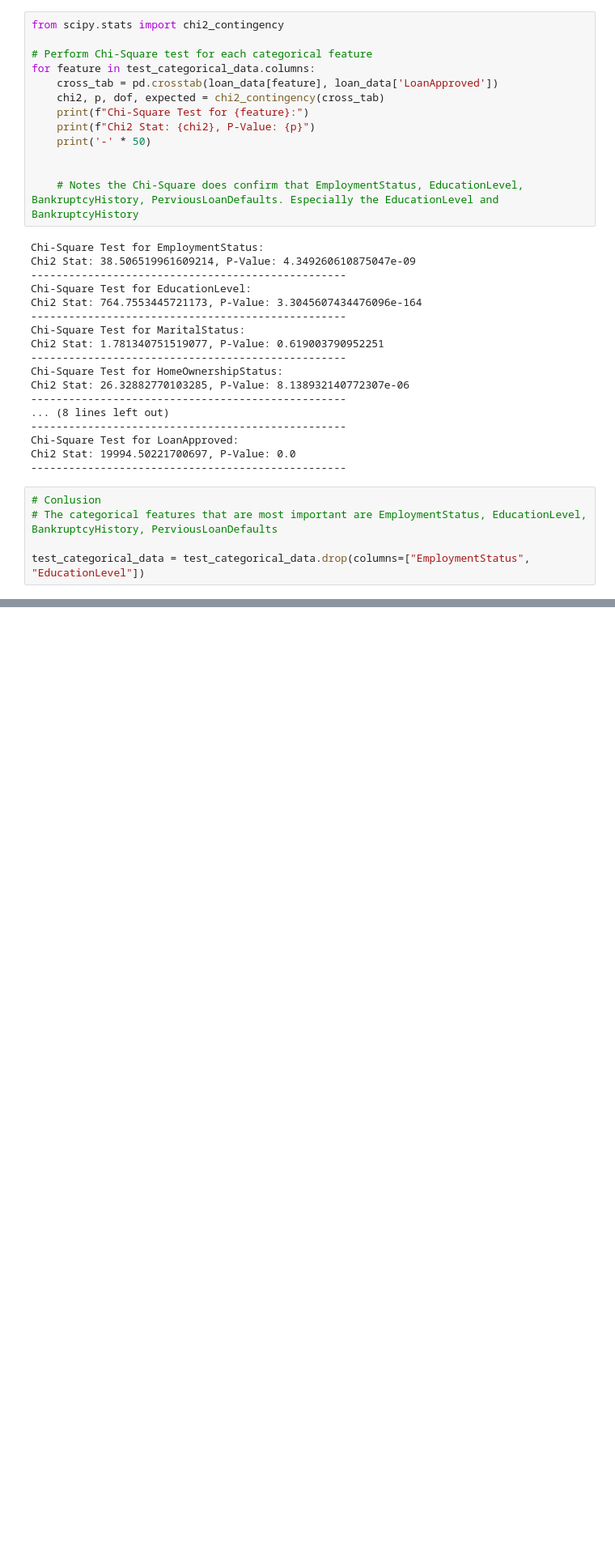
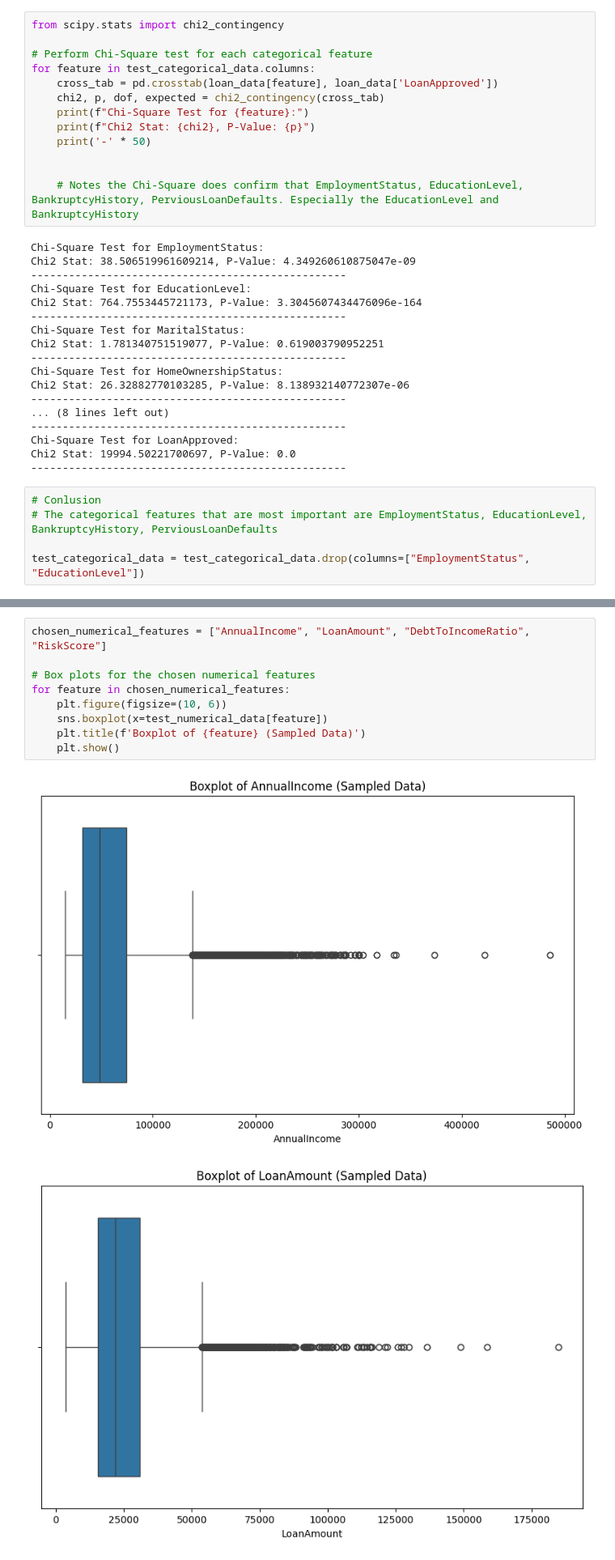
Before and after one commit to Mhmd-S/ML-Loan-Eligiblity, a Jupyter notebook: MultiLayerPerceptron.ipynb, the cells around one changed output, grey strips where cells are left out. Shown at 81% size. Cells and saved outputs as stored; diff of their text form; blank space fills up the shorter version.

```diff
--- a/MultiLayerPerceptron.ipynb
+++ b/MultiLayerPerceptron.ipynb
@@ -197,0 +242,12 @@ test_categorical_data = test_categorical_data.drop(columns=["EmploymentStatus",
+# %%
+chosen_numerical_features = ["AnnualIncome", "LoanAmount", "DebtToIncomeRatio", "RiskScore"]
+
+# Box plots for the chosen numerical features
+for feature in chosen_numerical_features:
+    plt.figure(figsize=(10, 6))
+    sns.boxplot(x=test_numerical_data[feature])
+    plt.title(f'Boxplot of {feature} (Sampled Data)')
+    plt.show()
+# %% [output]
+[figure, added]
+[figure, added]
```
Also changed, not shown: parts of 5 cells of this notebook.
